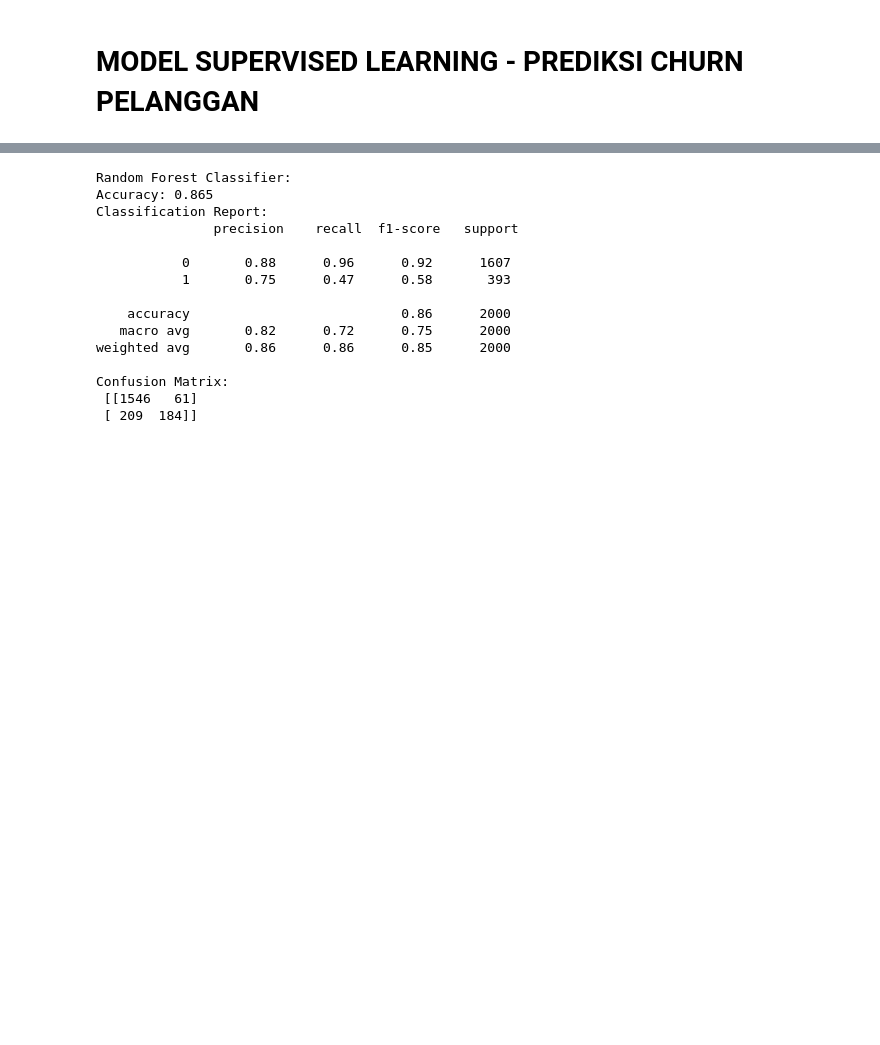
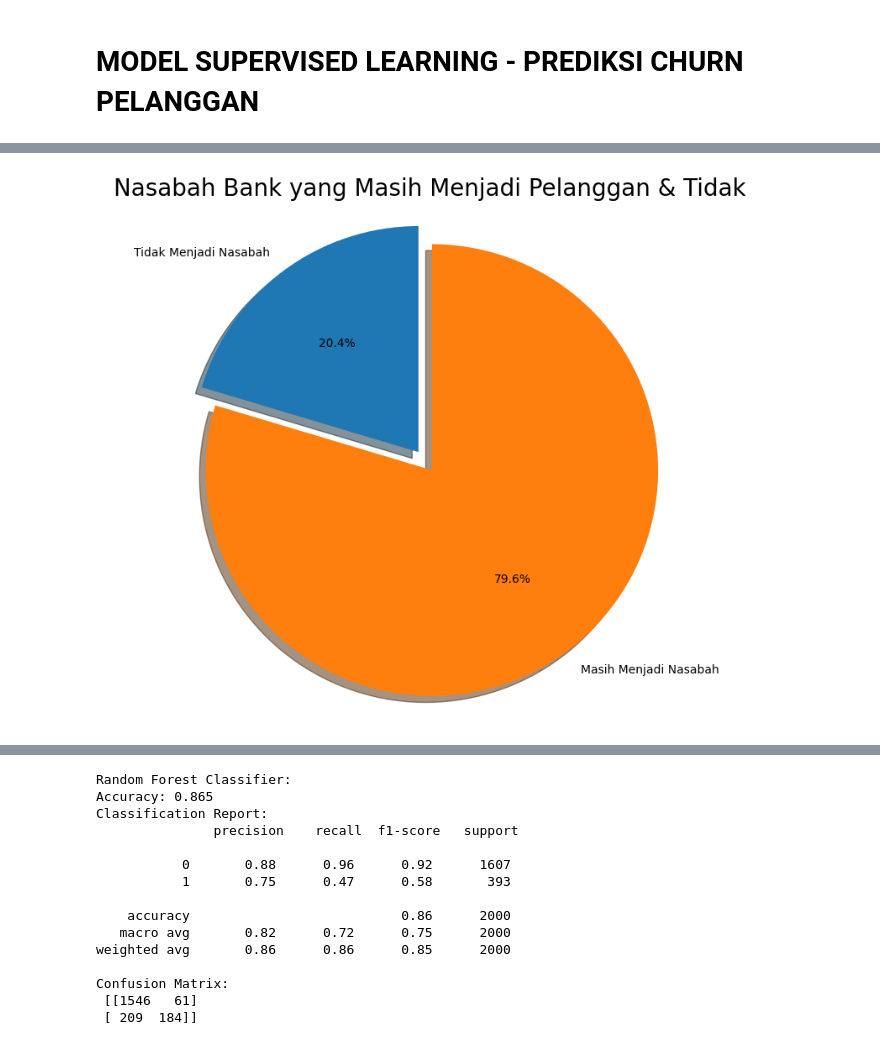
Before and after one commit to rinnarachma/latihan-DA, a Jupyter notebook: RINNA_RACHMATIKA_DA_TUGAS_2.ipynb, the cells around one changed output, grey strips where cells are left out. Cells and saved outputs as stored; diff of their text form; code cells hidden in the pictures; blank space fills up the shorter version.

```diff
--- a/RINNA_RACHMATIKA_DA_TUGAS_2.ipynb
+++ b/RINNA_RACHMATIKA_DA_TUGAS_2.ipynb
@@ -13,0 +82,12 @@ data = pd.read_csv(url)
+# %%
+labels = 'Tidak Menjadi Nasabah', 'Masih Menjadi Nasabah'
+sizes = [data.Exited[data['Exited']==1].count(), data.Exited[data['Exited']==0].count()]
+explode = (0, 0.1)
+fig1, ax1 = mp.subplots(figsize=(10, 8))
+ax1.pie(sizes, explode=explode, labels=labels, autopct='%1.1f%%',
+        shadow=True, startangle=90)
+ax1.axis('equal')
+mp.title("Nasabah Bank yang Masih Menjadi Pelanggan & Tidak", size = 20)
+mp.show()
+# %% [output]
+[figure, added]
```
Also changed, not shown: parts of 19 cells of this notebook.
